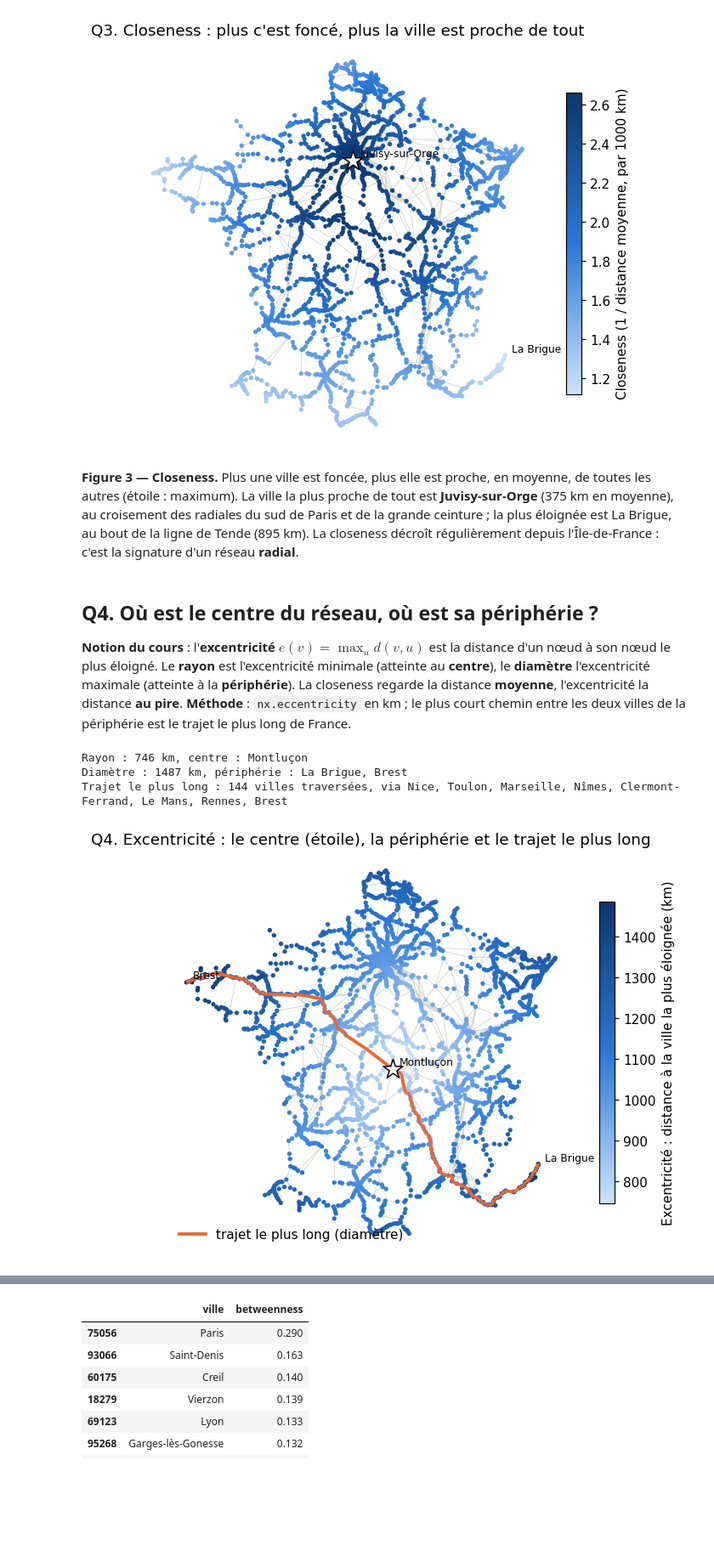
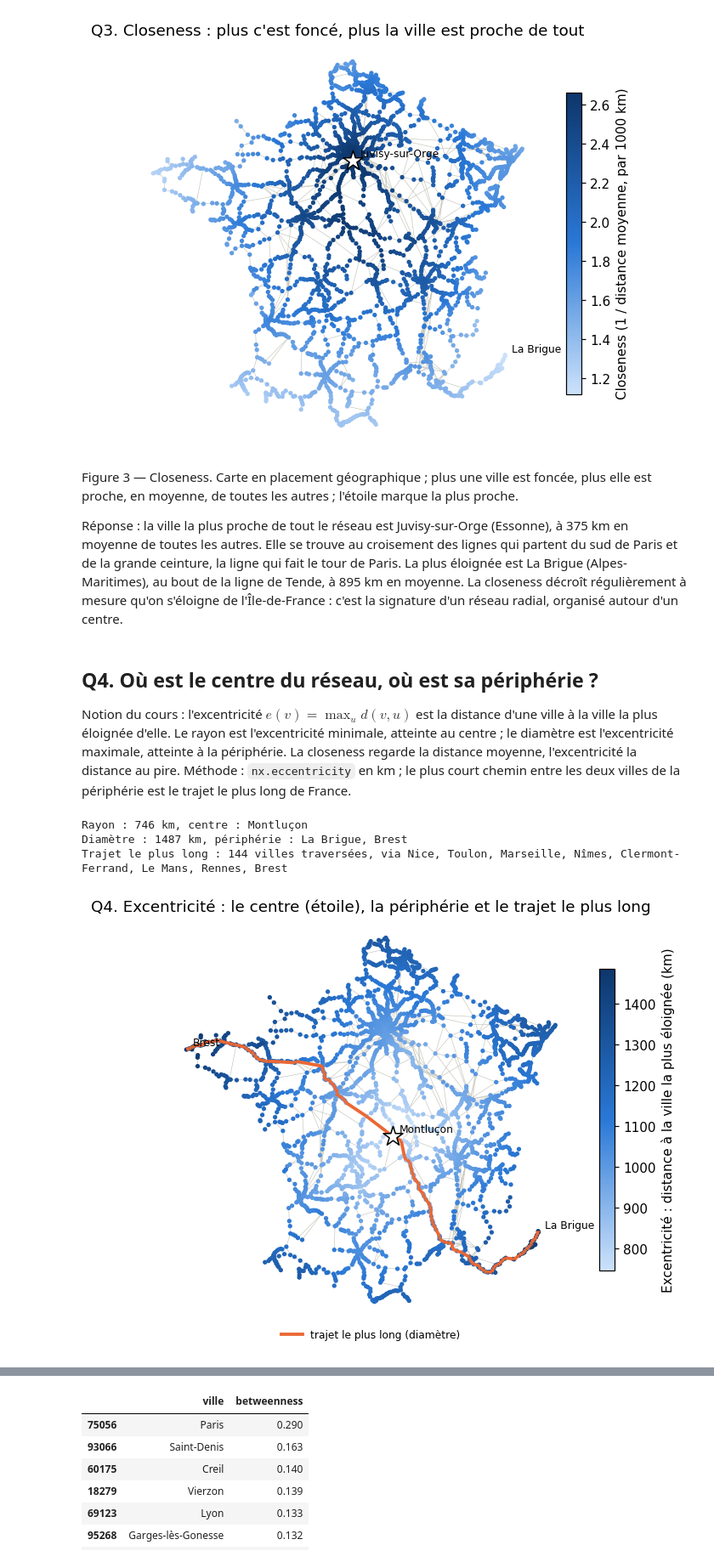
Before and after one commit to PhilRTFM/SNCF_Network_Interactions_Analysis, a Jupyter notebook: analyse_reseau.ipynb, the cells around one changed output, grey strips where cells are left out. Shown at 85% size. Saved outputs shown, nothing was run; the diff lists cells and outputs as text; code cells hidden in the pictures; blank space fills up the shorter version.

```diff
--- a/analyse_reseau.ipynb
+++ b/analyse_reseau.ipynb
@@ -150,6 +135,10 @@ def carte(ax, titre):
     ax.set_title(titre)
     ax.set_aspect(1.45)
     ax.set_axis_off()
+
+
+# légende placée sous la carte, pour ne masquer aucune ville
+SOUS_CARTE = dict(loc="upper center", bbox_to_anchor=(0.5, 0.0), ncol=2, frameon=False, fontsize=8)
 # %% [output]
 G : 2597 nœuds, 3182 arêtes, 3 composantes ; réseau principal P : 2595 nœuds
 # %% [markdown]
@@ -307,7 +310,9 @@ plt.show()
 | 06162 | La Brigue | 895.0 |
 [figure]
 # %% [markdown]
-**Figure 3 — Closeness.** Plus une ville est foncée, plus elle est proche, en moyenne, de toutes les autres (étoile : maximum). La ville la plus proche de tout est **Juvisy-sur-Orge** (375 km en moyenne), au croisement des radiales du sud de Paris et de la grande ceinture ; la plus éloignée est La Brigue, au bout de la ligne de Tende (895 km). La closeness décroît régulièrement depuis l'Île-de-France : c'est la signature d'un réseau **radial**.
+Figure 3 — Closeness. Carte en placement géographique ; plus une ville est foncée, plus elle est proche, en moyenne, de toutes les autres ; l'étoile marque la plus proche.
+
+Réponse : la ville la plus proche de tout le réseau est Juvisy-sur-Orge (Essonne), à 375 km en moyenne de toutes les autres. Elle se trouve au croisement des lignes qui partent du sud de Paris et de la grande ceinture, la ligne qui fait le tour de Paris. La plus éloignée est La Brigue (Alpes-Maritimes), au bout de la ligne de Tende, à 895 km en moyenne. La closeness décroît régulièrement à mesure qu'on s'éloigne de l'Île-de-France : c'est la signature d'un réseau radial, organisé autour d'un centre.
 # %%
 if CYTOSCAPE:  # Style → Node → Fill Color : colonne closeness, Continuous Mapping
     cy_colonne(closeness, "closeness")
@@ -318,31 +323,30 @@ if CYTOSCAPE:  # Style → Node → Fill Color : colonne closeness, Continuous M
 # %% [markdown]
 ## Q4. Où est le centre du réseau, où est sa périphérie ?
 
-**Notion du cours** : l'**excentricité** $e(v) = \max_u d(v,u)$ est la distance d'un nœud à son nœud le plus éloigné. Le **rayon** est l'excentricité minimale (atteinte au **centre**), le **diamètre** l'excentricité maximale (atteinte à la **périphérie**). La closeness regarde la distance **moyenne**, l'excentricité la distance **au pire**.
-**Méthode** : `nx.eccentricity` en km ; le plus court chemin entre les deux villes de la périphérie est le trajet le plus long de France.
+Notion du cours : l'excentricité $e(v) = \max_u d(v,u)$ est la distance d'une ville à la ville la plus éloignée d'elle. Le rayon est l'excentricité minimale, atteinte au centre ; le diamètre est l'excentricité maximale, atteinte à la périphérie. La closeness regarde la distance moyenne, l'excentricité la distance au pire. Méthode : `nx.eccentricity` en km ; le plus court chemin entre les deux villes de la périphérie est le trajet le plus long de France.
 # %%
 excentricite = pd.Series(nx.eccentricity(P, weight=POIDS))
 centre = excentricite[excentricite == excentricite.min()].index
 peripherie = excentricite[excentricite == excentricite.max()].index
 print(f"Rayon : {excentricite.min():.0f} km, centre : {', '.join(villes.nom[centre])}")
 print(f"Diamètre : {excentricite.max():.0f} km, périphérie : {', '.join(villes.nom[peripherie])}")
 plus_long = nx.shortest_path(P, peripherie[0], peripherie[-1], weight=POIDS)  # le trajet le plus long de France
 print(f"Trajet le plus long : {len(plus_long) - 2} villes traversées, via",
       ", ".join(villes.nom[v] for v in plus_long if villes.population[v] > 100000))
 
 fig, ax = plt.subplots(figsize=(7, 7))
 tracer_liaisons(ax, P.edges())
 tracer_villes(ax, excentricite, "Excentricité : distance à la ville la plus éloignée (km)")
 tracer_liaisons(ax, zip(plus_long, plus_long[1:]), couleur=ORANGE, epaisseur=2.5)
 nommer(ax, centre, etoile=True)
 nommer(ax, peripherie)
-ax.legend(handles=[Line2D([], [], color=ORANGE, lw=2.5, label="trajet le plus long (diamètre)")], loc="lower left", frameon=False)
+ax.legend(handles=[Line2D([], [], color=ORANGE, lw=2.5, label="trajet le plus long (diamètre)")], **SOUS_CARTE)
 carte(ax, "Q4. Excentricité : le centre (étoile), la périphérie et le trajet le plus long")
 plt.savefig(FIGURES / "Q4_excentricite.png", bbox_inches="tight")
 plt.show()
 # %% [output]
 Rayon : 746 km, centre : Montluçon
 Diamètre : 1487 km, périphérie : La Brigue, Brest
 Trajet le plus long : 144 villes traversées, via Nice, Toulon, Marseille, Nîmes, Clermont-Ferrand, Le Mans, Rennes, Brest
-[figure, old version]
+[figure, new version]
 # %% [markdown]
```
Also changed, not shown: parts of 54 cells of this notebook, 14 other files.
